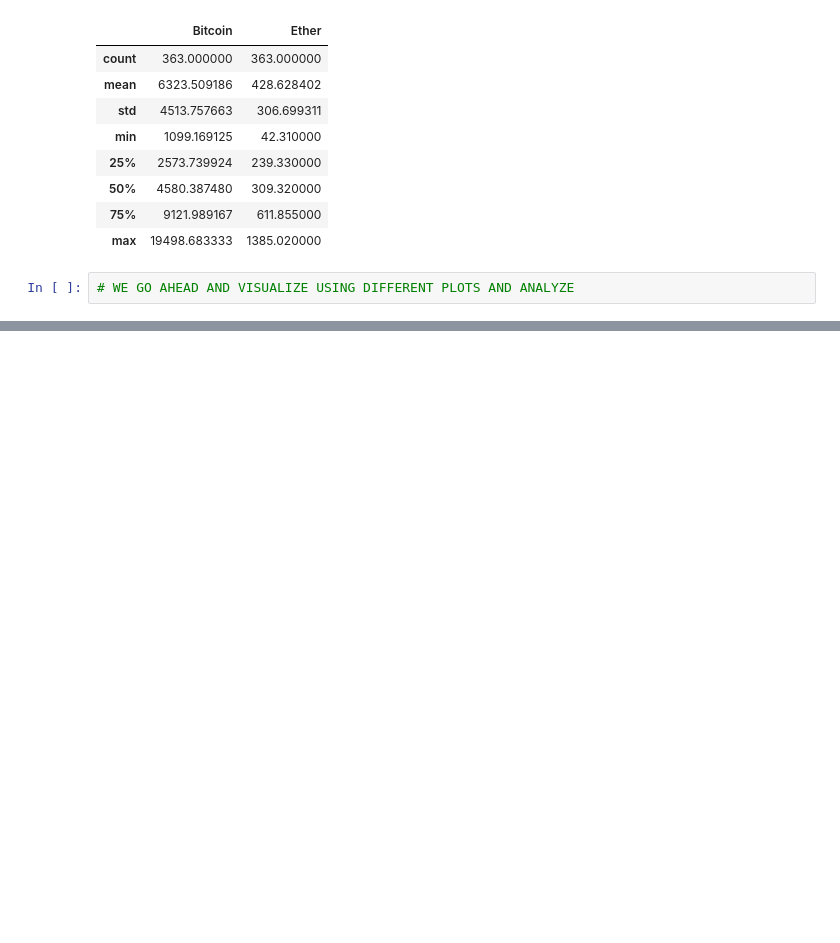
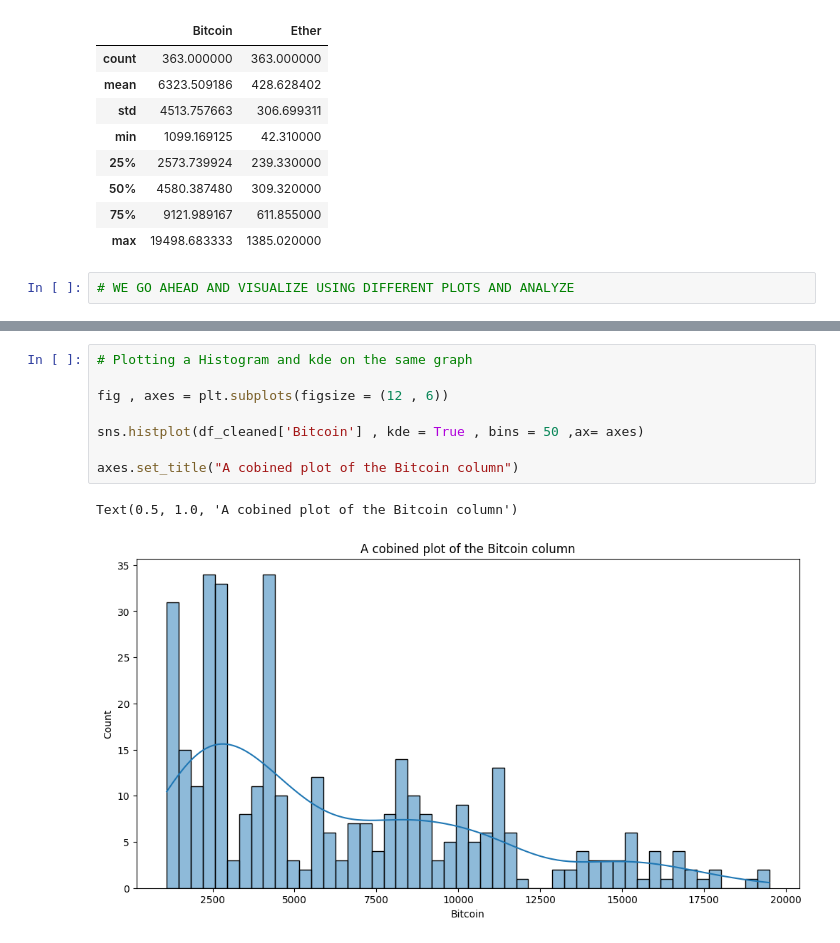
Before and after one commit to yfwjay/Data-Science-Foundations, a Jupyter notebook: matplotlib_basics/real_example.ipynb, the cells around one changed output, grey strips where cells are left out. Saved outputs shown, nothing was run; the diff lists cells and outputs as text; blank space fills up the shorter version.

```diff
--- a/matplotlib_basics/real_example.ipynb
+++ b/matplotlib_basics/real_example.ipynb
@@ -185,0 +216,11 @@ df_cleaned.describe()
+# %%
+# Plotting a Histogram and kde on the same graph
+
+fig , axes = plt.subplots(figsize = (12 , 6))
+
+sns.histplot(df_cleaned['Bitcoin'] , kde = True , bins = 50 ,ax= axes)
+
+axes.set_title("A cobined plot of the Bitcoin column")
+# %% [output]
+Text(0.5, 1.0, 'A cobined plot of the Bitcoin column')
+[figure, added]
```
Also changed, not shown: parts of 9 cells of this notebook.
